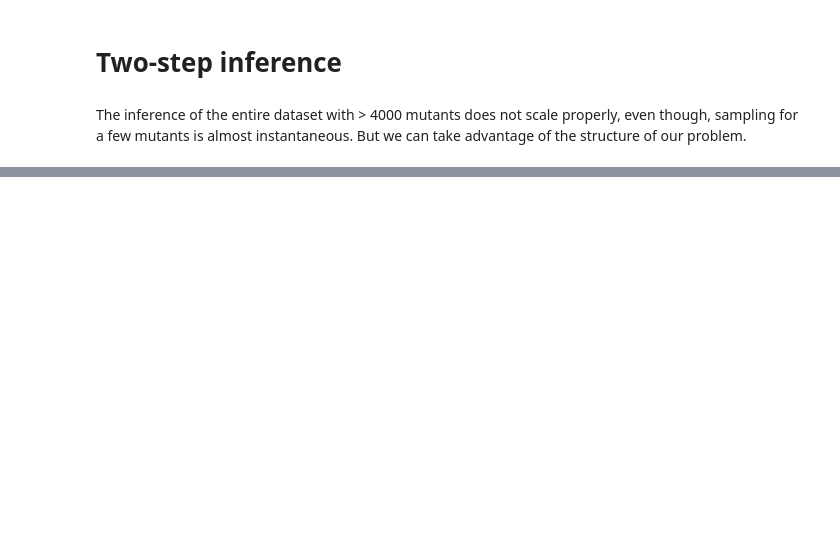
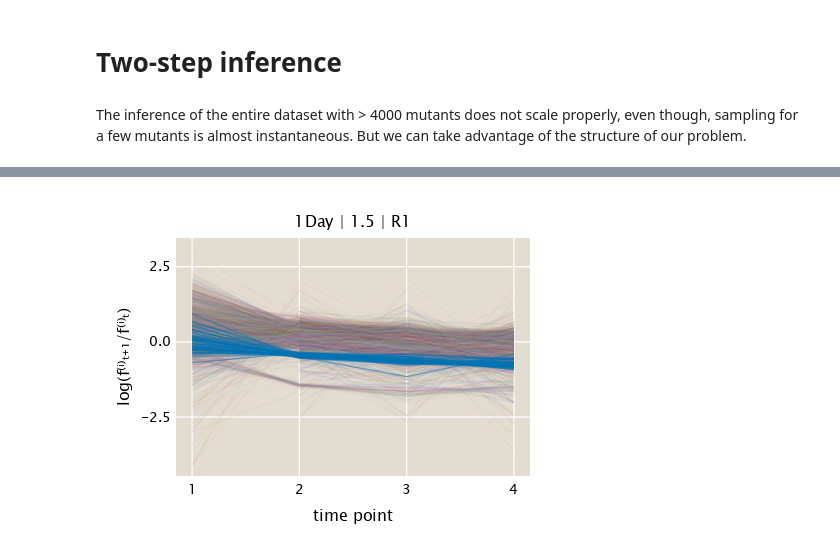
Before and after one commit to mrazomej/bayesian_fitness, a Jupyter notebook: code/exploratory/bayesian_mutant_fitness.ipynb, the cells around one changed output, grey strips where cells are left out. Cells and saved outputs as stored; diff of their text form; code cells hidden in the pictures; blank space fills up the shorter version.

Commit message:
got inference for mutants to work on first trial.

```diff
--- a/code/exploratory/bayesian_mutant_fitness.ipynb
+++ b/code/exploratory/bayesian_mutant_fitness.ipynb
@@ -682,0 +375,89 @@ advantage of the structure of our problem.
+# %%
+Random.seed!(42)
+
+# Define information for data to extract
+# Define batch
+batch = "Batch2"
+hub = "1Day"
+perturbation = "1.5"
+rep = "R1"
+
+# Extract data.
+data = df[
+        (df.hub .== hub) .&
+        (df.batch .== batch) .&
+        (df.perturbation .== perturbation) .&
+        (df.rep .== rep)
+    ,
+:]
+
+# Extract total counts per barcode
+data_total = DF.combine(DF.groupby(data, :time), :count => sum)
+# Extract total counts per barcode
+data_total = DF.combine(DF.groupby(data, :time), :count => sum)
+# Add total count column to dataframe
+DF.leftjoin!(data, data_total; on=:time)
+# Add frequency column
+DF.insertcols!(data, :freq => data.count ./ data.count_sum)
+
+# Initialize dataframe to save the freq changes
+data_gamma = DF.DataFrame()
+
+# Group data by barcode
+data_group = DF.groupby(data, :barcode)
+
+# Loop through each group
+for d in data_group
+    # Sort data by timepoint
+    DF.sort!(d, :time)
+    # Compute log change
+    DF.append!(
+        data_gamma,
+        DF.DataFrame(
+            :barcode .=> first(d.barcode),
+            :time => d.time[2:end],
+            :γ => d.freq[2:end] ./ d.freq[1:end-1],
+            :neutral .=> first(d.neutral)
+        )
+    )
+end # for
+
+# Initialize figure
+fig = Figure(resolution=(450, 350))
+
+# Add axis
+ax = Axis(
+    fig[1, 1],
+    xlabel="time point",
+    ylabel="log(f⁽ⁱ⁾ₜ₊₁/f⁽ⁱ⁾ₜ)",
+    title="$(hub) | $(perturbation) | $(rep)"
+)
+
+# Define color palette
+colors = ColorSchemes.glasbey_hv_n256
+
+# group data by barcode
+data_group = DF.groupby(data_gamma[.!data_gamma.neutral, :], :barcode)
+# Loop through trajectories
+for bc in data_group
+    # Plot trajectory
+    lines!(
+        log.(bc.γ),
+        color=(colors[StatsBase.sample(1:length(colors))], 0.05)
+    )
+end # for
+
+# group neutral barcodes by barcode
+data_group = DF.groupby(data_gamma[data_gamma.neutral, :], :barcode)
+# Loop through trajectories
+for bc in data_group
+    # Plot trajectory
+    lines!(
+        log.(bc.γ),
+        color=(ColorSchemes.seaborn_colorblind[1], 0.5)
+    )
+end # for
+
+fig
+# %% [output]
+[figure, added]
```
Also changed, not shown: parts of 20 cells of this notebook.
